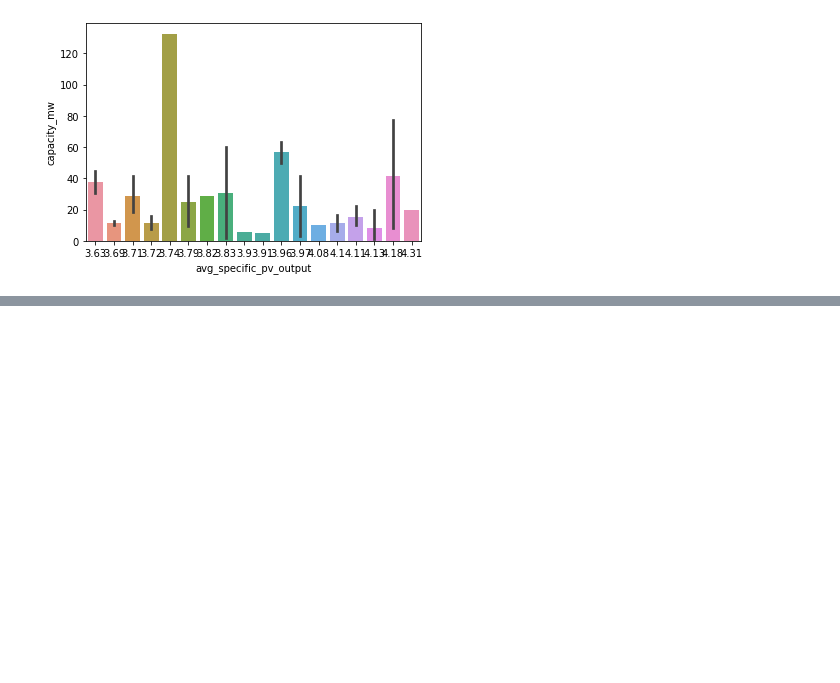
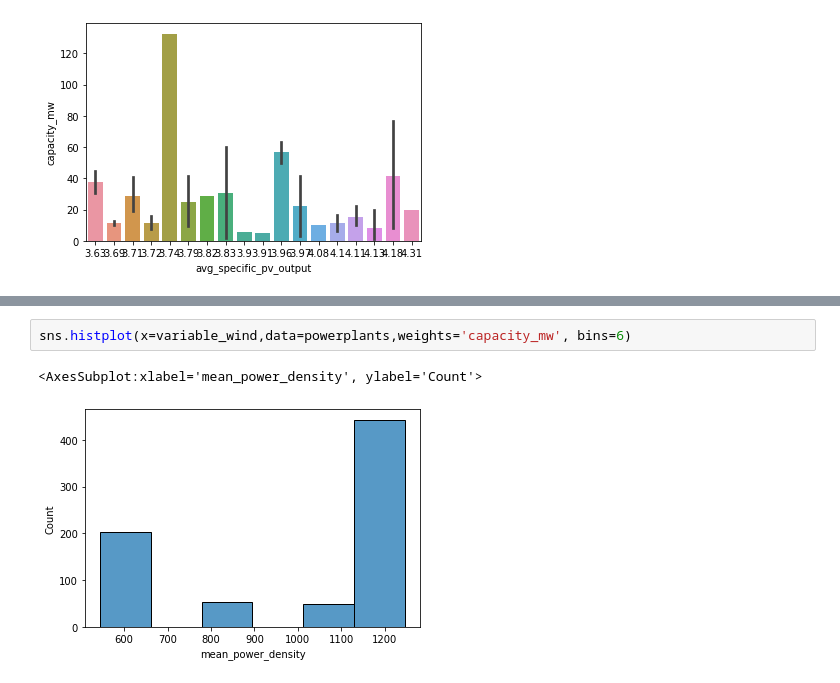
Before and after one commit to RaynorChavez/Solar-Wind-Energy-Analysis-Philippines, a Jupyter notebook: test.ipynb, the cells around one changed output, grey strips where cells are left out. Drawn from its saved outputs; the diff is of its cells as text; blank space fills up the shorter version.

```diff
--- a/test.ipynb
+++ b/test.ipynb
@@ -148,0 +244,5 @@ ax = sns.barplot(x=variable_solar, y="capacity_mw", data=powerplants)
+# %%
+sns.histplot(x=variable_wind,data=powerplants,weights='capacity_mw', bins=6)
+# %% [output]
+<AxesSubplot:xlabel='mean_power_density', ylabel='Count'>
+[figure, added]
```
Also changed, not shown: parts of 11 cells of this notebook, 8 other files.
